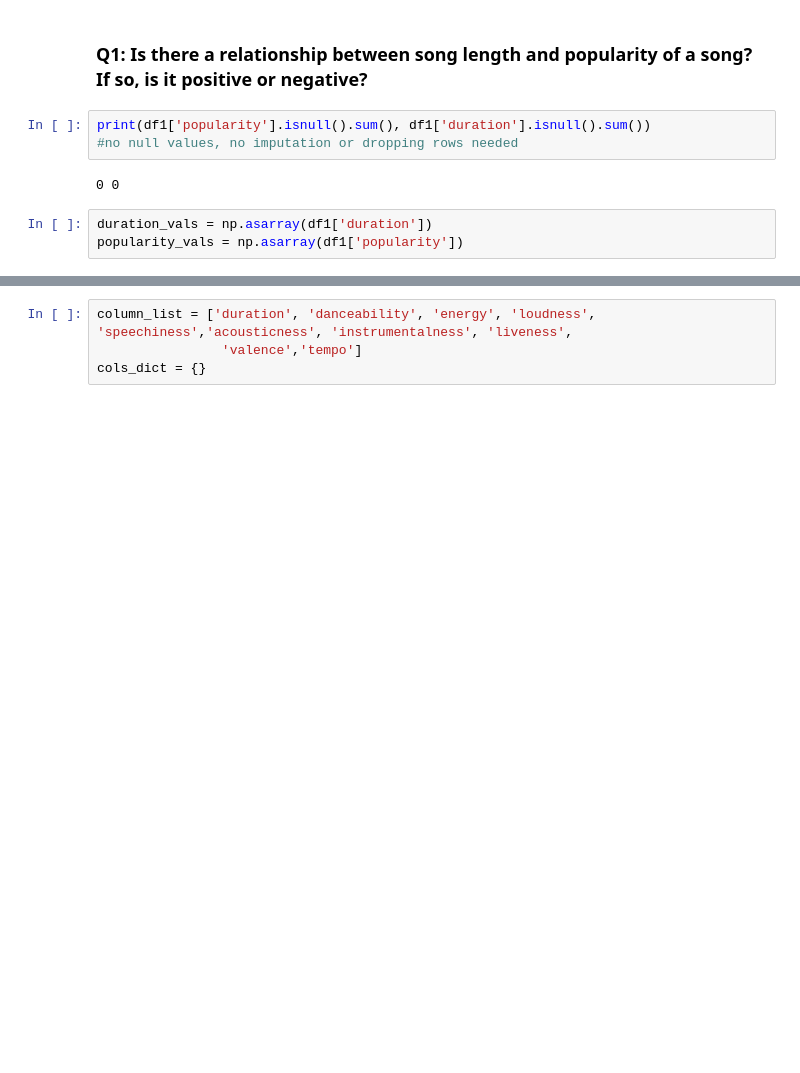
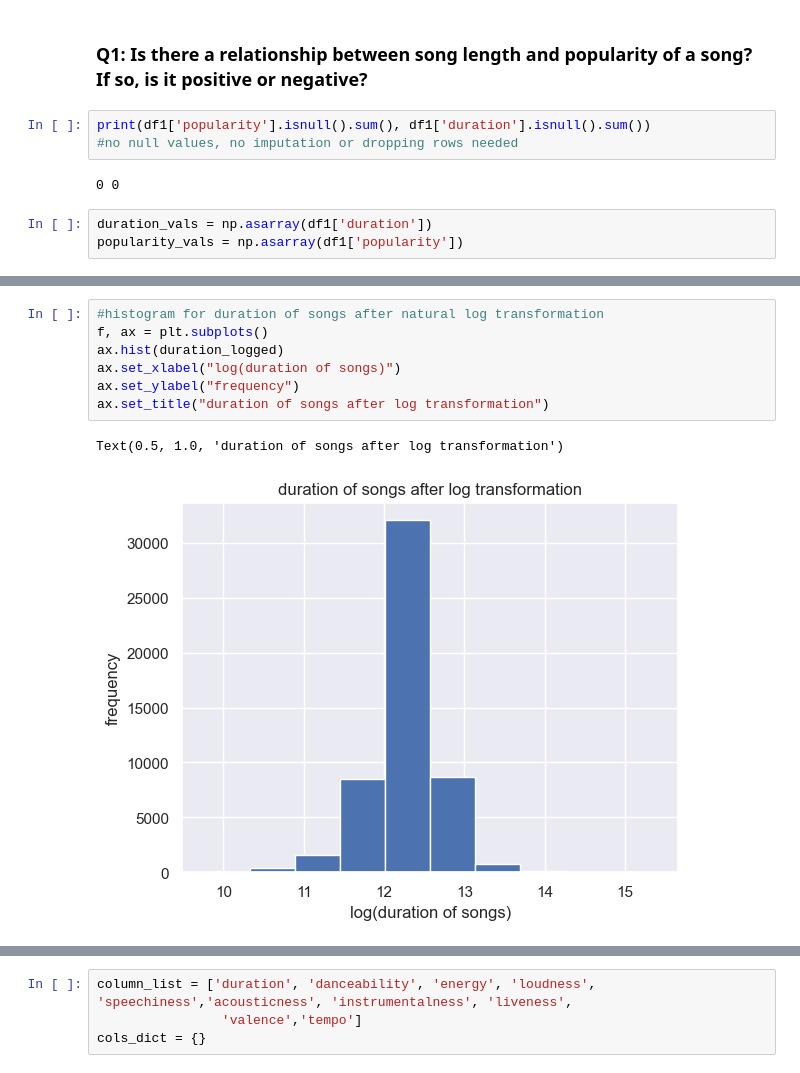
Before and after one commit to Archertakesitez/capstone_project_1001, a Jupyter notebook: 14568.ipynb, the cells around one changed output, grey strips where cells are left out. Drawn from its saved outputs; the diff is of its cells as text; blank space fills up the shorter version.

```diff
--- a/14568.ipynb
+++ b/14568.ipynb
@@ -51 +53,11 @@ ax.hist(duration_rmv)
+# %%
+#histogram for duration of songs after natural log transformation
+f, ax = plt.subplots()
+ax.hist(duration_logged)
+ax.set_xlabel("log(duration of songs)")
+ax.set_ylabel("frequency")
+ax.set_title("duration of songs after log transformation")
+# %% [output]
+Text(0.5, 1.0, 'duration of songs after log transformation')
+[figure, added]
 # %%
```
Also changed, not shown: parts of 47 cells of this notebook, 2 other files.
